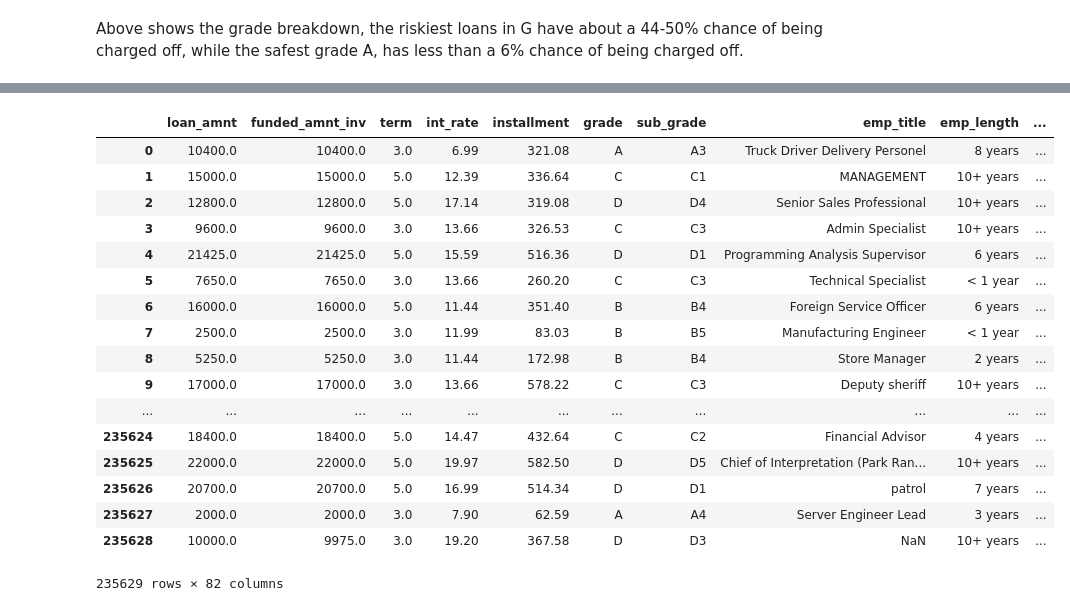
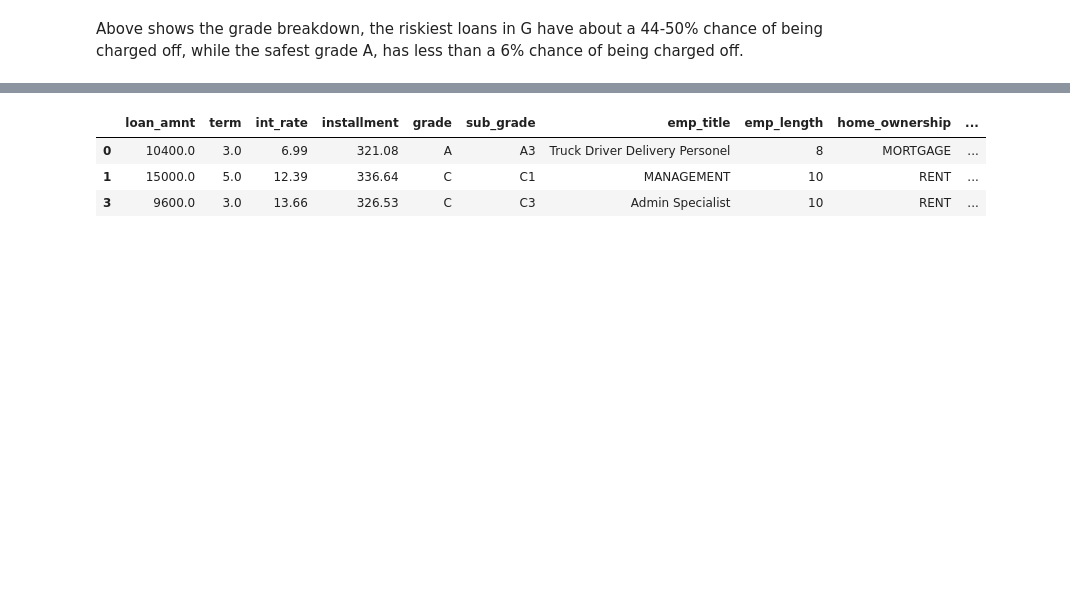
Before and after one commit to alan13519/P2PLending, a Jupyter notebook: P2P_EDA_Data_Cleaning.ipynb, the cells around one changed output, grey strips where cells are left out. Saved outputs shown, nothing was run; the diff lists cells and outputs as text; code cells hidden in the pictures; blank space fills up the shorter version.

Commit message:
'ECDF for each grade, DELETE date_times, REMOVE rows with current, Filled in NaNs, More EDA

```diff
--- a/P2P_EDA_Data_Cleaning.ipynb
+++ b/P2P_EDA_Data_Cleaning.ipynb
@@ -111,6 +103,18 @@ plt.show()
 [figure]
 # %% [markdown]
 This means one of two things, either the borrowers are mostly requesting loans for credit card debt and refinancing or that the lending platform accepts more people with these reasons and rejects people of other reasons.
+# %%
+# Remove the rows with 'Current' loan status, since we do not know if they completed
+# their loans it is not useful to look at their data
+
+not_ongoing_status = df_p2p['loan_status'] != 'Current'
+df_p2p = df_p2p[not_ongoing_status]
+# %%
+# Convert late paid loans into Fully Paid loans
+# There is very little Late paid ones and they are technically fully paid
+# Additionally, I changed loans that were charged off to 0 and fully paid ones to 1
+
+df_p2p['loan_status'] = np.where(df_p2p['loan_status'] == 'Charged Off', 0,1)
 # %%
 # Check the loan status of each grade
 df_p2p_grade_loan_count = df_p2p.groupby(['grade','loan_status'])['loan_status'].count()
@@ -147,3 +150,7 @@ df_p2p.head(3)
+# %%
+# Even more conversion, convert emp_length into numeric
+regex_pattern = r'[^0-9]'
+df_p2p['emp_length'] = df_p2p['emp_length'].str.replace(regex_pattern, '')
 # %%
 # Print percentage of NaNs for each column
 def percentage_na(col):
@@ -169,4 +164,8 @@ Column: orig_projected_additional_accrued_interest has 99.82854402471682% values
 # %%
+# Description might be useful but it has too many NaNs
+# I think a description flag column would be better
+df_p2p['has_desc'] = np.where(df_p2p['desc'].isna(), 0, 1)
+
 # Drop the columns that have mostly NaNs
 df_p2p.drop(axis=1, columns=['orig_projected_additional_accrued_interest', 'desc'], inplace=True)
 # %%
@@ -207,23 +206,9 @@ df_p2p.head()
 # More conversion
 df_p2p['term'] = df_p2p['term'].str.strip('months').astype(int)/12
 # %%
-df_p2p
+df_p2p.head(3)
 # %% [output]
-|  | loan_amnt | funded_amnt_inv | term | int_rate | installment | grade | sub_grade | emp_title | emp_length | ... |
-| 0 | 10400.0 | 10400.0 | 3.0 | 6.99 | 321.08 | A | A3 | Truck Driver Delivery Personel | 8 years | ... |
-| 1 | 15000.0 | 15000.0 | 5.0 | 12.39 | 336.64 | C | C1 | MANAGEMENT | 10+ years | ... |
-| 2 | 12800.0 | 12800.0 | 5.0 | 17.14 | 319.08 | D | D4 | Senior Sales Professional | 10+ years | ... |
-| 3 | 9600.0 | 9600.0 | 3.0 | 13.66 | 326.53 | C | C3 | Admin Specialist | 10+ years | ... |
-| 4 | 21425.0 | 21425.0 | 5.0 | 15.59 | 516.36 | D | D1 | Programming Analysis Supervisor | 6 years | ... |
-| 5 | 7650.0 | 7650.0 | 3.0 | 13.66 | 260.20 | C | C3 | Technical Specialist | < 1 year | ... |
-| 6 | 16000.0 | 16000.0 | 5.0 | 11.44 | 351.40 | B | B4 | Foreign Service Officer | 6 years | ... |
-| 7 | 2500.0 | 2500.0 | 3.0 | 11.99 | 83.03 | B | B5 | Manufacturing Engineer | < 1 year | ... |
-| 8 | 5250.0 | 5250.0 | 3.0 | 11.44 | 172.98 | B | B4 | Store Manager | 2 years | ... |
-| 9 | 17000.0 | 17000.0 | 3.0 | 13.66 | 578.22 | C | C3 | Deputy sheriff | 10+ years | ... |
-| ... | ... | ... | ... | ... | ... | ... | ... | ... | ... | ... |
-| 235624 | 18400.0 | 18400.0 | 5.0 | 14.47 | 432.64 | C | C2 | Financial Advisor | 4 years | ... |
-| 235625 | 22000.0 | 22000.0 | 5.0 | 19.97 | 582.50 | D | D5 | Chief of Interpretation (Park Ran... | 10+ years | ... |
-| 235626 | 20700.0 | 20700.0 | 5.0 | 16.99 | 514.34 | D | D1 | patrol | 7 years | ... |
-| 235627 | 2000.0 | 2000.0 | 3.0 | 7.90 | 62.59 | A | A4 | Server Engineer Lead | 3 years | ... |
-| 235628 | 10000.0 | 9975.0 | 3.0 | 19.20 | 367.58 | D | D3 | NaN | 10+ years | ... |
+|  | loan_amnt | term | int_rate | installment | grade | sub_grade | emp_title | emp_length | home_ownership | ... |
+| 0 | 10400.0 | 3.0 | 6.99 | 321.08 | A | A3 | Truck Driver Delivery Personel | 8 | MORTGAGE | ... |
+| 1 | 15000.0 | 5.0 | 12.39 | 336.64 | C | C1 | MANAGEMENT | 10 | RENT | ... |
+| 3 | 9600.0 | 3.0 | 13.66 | 326.53 | C | C3 | Admin Specialist | 10 | RENT | ... |
-235629 rows × 82 columns
```
Also changed, not shown: parts of 30 cells of this notebook.
